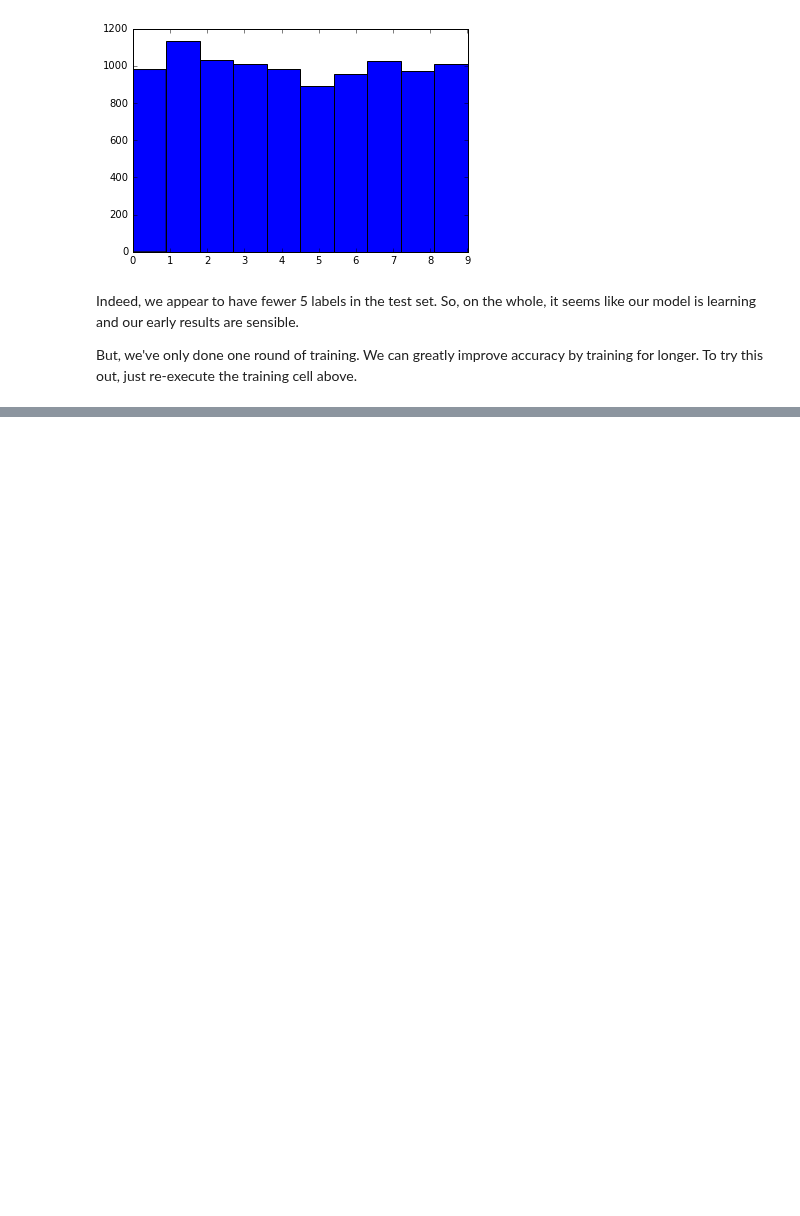
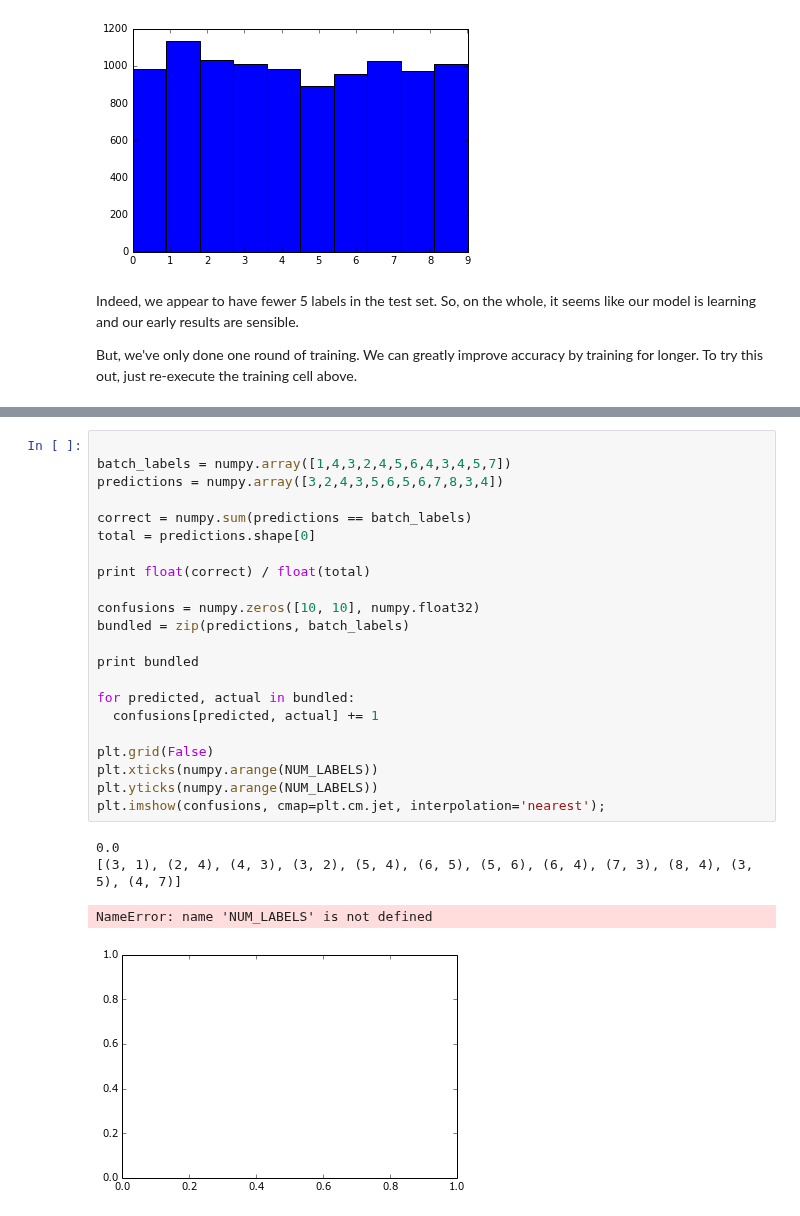
Before and after one commit to thalles753/machine-learning, a Jupyter notebook: projects/capstone/my_project/3_mnist_from_scratch.ipynb, the cells around one changed output, grey strips where cells are left out. Cells and saved outputs as stored; diff of their text form; blank space fills up the shorter version.

```diff
--- a/projects/capstone/my_project/3_mnist_from_scratch.ipynb
+++ b/projects/capstone/my_project/3_mnist_from_scratch.ipynb
@@ -624,0 +689,27 @@ But, we've only done one round of training. We can greatly improve accuracy by t
+# %%
+
+batch_labels = numpy.array([1,4,3,2,4,5,6,4,3,4,5,7])
+predictions = numpy.array([3,2,4,3,5,6,5,6,7,8,3,4])
+
+correct = numpy.sum(predictions == batch_labels)
+total = predictions.shape[0]
+
+print float(correct) / float(total)
+
+confusions = numpy.zeros([10, 10], numpy.float32)
+bundled = zip(predictions, batch_labels)
+
+print bundled
+
+for predicted, actual in bundled:
+  confusions[predicted, actual] += 1
+
+plt.grid(False)
+plt.xticks(numpy.arange(NUM_LABELS))
+plt.yticks(numpy.arange(NUM_LABELS))
+plt.imshow(confusions, cmap=plt.cm.jet, interpolation='nearest');
+# %% [output]
+0.0
+[(3, 1), (2, 4), (4, 3), (3, 2), (5, 4), (6, 5), (5, 6), (6, 4), (7, 3), (8, 4), (3, 5), (4, 7)]
+NameError: name 'NUM_LABELS' is not defined
+[figure, added]
```
Also changed, not shown: parts of 9 cells of this notebook, 3 other files.
